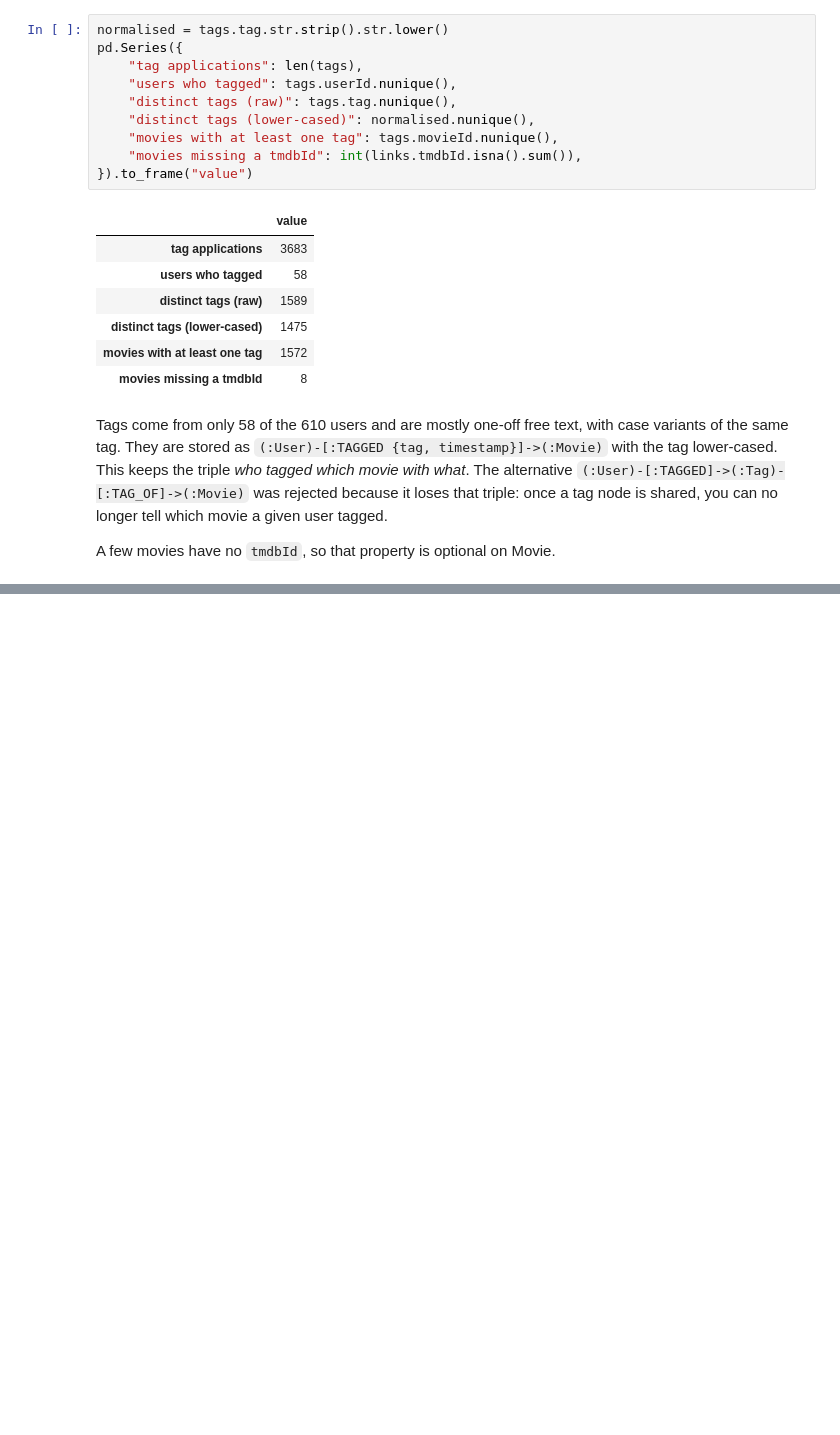
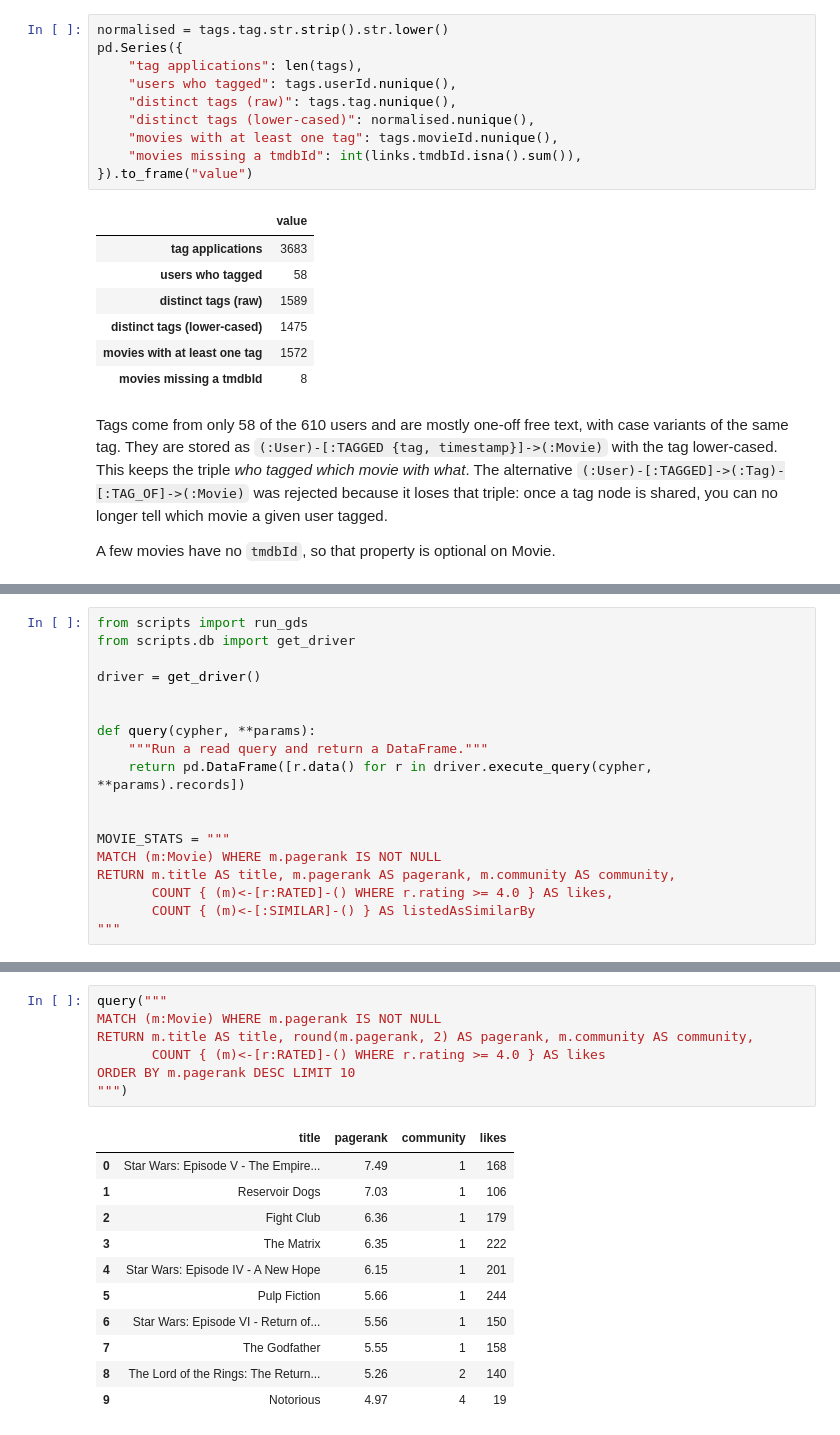
Before and after one commit to Jawadmallat/aidams-3A-kg-project-jawad-charles-erdem, a Jupyter notebook: demo.ipynb, the cells around one changed output, grey strips where cells are left out. Saved outputs shown, nothing was run; the diff lists cells and outputs as text; blank space fills up the shorter version.

```diff
--- a/demo.ipynb
+++ b/demo.ipynb
@@ -269,0 +287,18 @@ A few movies have no `tmdbId`, so that property is optional on Movie.
+# %%
+from scripts import run_gds
+from scripts.db import get_driver
+
+driver = get_driver()
+
+
+def query(cypher, **params):
+    """Run a read query and return a DataFrame."""
+    return pd.DataFrame([r.data() for r in driver.execute_query(cypher, **params).records])
+
+
+MOVIE_STATS = """
+MATCH (m:Movie) WHERE m.pagerank IS NOT NULL
+RETURN m.title AS title, m.pagerank AS pagerank, m.community AS community,
+       COUNT { (m)<-[r:RATED]-() WHERE r.rating >= 4.0 } AS likes,
+       COUNT { (m)<-[:SIMILAR]-() } AS listedAsSimilarBy
+"""
@@ -269,0 +430,19 @@ A few movies have no `tmdbId`, so that property is optional on Movie.
+# %%
+query("""
+MATCH (m:Movie) WHERE m.pagerank IS NOT NULL
+RETURN m.title AS title, round(m.pagerank, 2) AS pagerank, m.community AS community,
+       COUNT { (m)<-[r:RATED]-() WHERE r.rating >= 4.0 } AS likes
+ORDER BY m.pagerank DESC LIMIT 10
+""")
+# %% [output]
+|  | title | pagerank | community | likes |
+| 0 | Star Wars: Episode V - The Empire... | 7.49 | 1 | 168 |
+| 1 | Reservoir Dogs | 7.03 | 1 | 106 |
+| 2 | Fight Club | 6.36 | 1 | 179 |
+| 3 | The Matrix | 6.35 | 1 | 222 |
+| 4 | Star Wars: Episode IV - A New Hope | 6.15 | 1 | 201 |
+| 5 | Pulp Fiction | 5.66 | 1 | 244 |
+| 6 | Star Wars: Episode VI - Return of... | 5.56 | 1 | 150 |
+| 7 | The Godfather | 5.55 | 1 | 158 |
+| 8 | The Lord of the Rings: The Return... | 5.26 | 2 | 140 |
+| 9 | Notorious | 4.97 | 4 | 19 |
```
Also changed, not shown: parts of 12 cells of this notebook.
